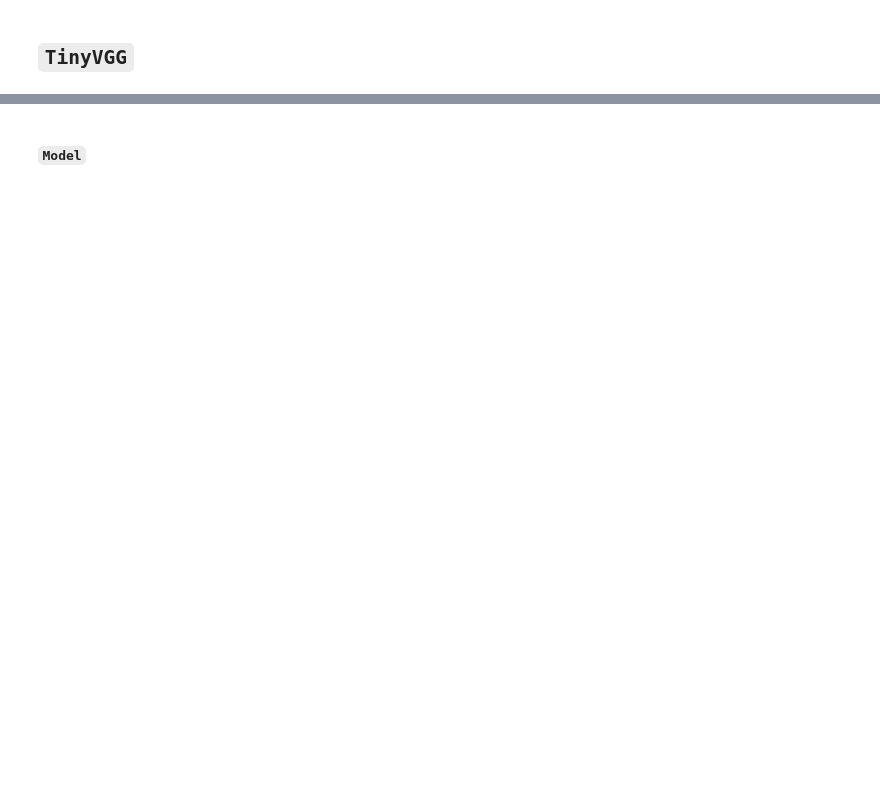
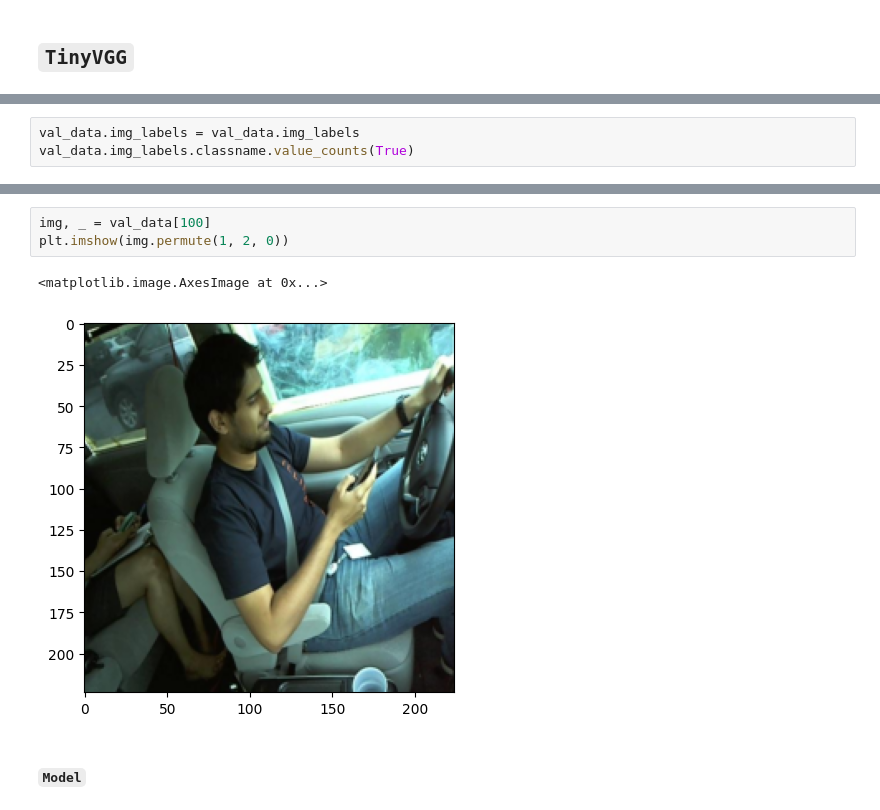
Before and after one commit to RasKrebs/aml_itu, a Jupyter notebook: notebooks/tiny_vgg_v1_w_augmentation.ipynb, the cells around one changed output, grey strips where cells are left out. Saved outputs shown, nothing was run; the diff lists cells and outputs as text; blank space fills up the shorter version.

```diff
--- a/notebooks/tiny_vgg_v1_w_augmentation.ipynb
+++ b/notebooks/tiny_vgg_v1_w_augmentation.ipynb
@@ -116,0 +155,3 @@ val_data = StateFarmDataset(config, split='test', target_transform=target_transf
+# %%
+val_data.img_labels = val_data.img_labels
+val_data.img_labels.classname.value_counts(True)
@@ -123,3 +176,9 @@ plt.imshow(img.permute(1, 2, 0))
+# %%
+img, _ = val_data[100]
+plt.imshow(img.permute(1, 2, 0))
+# %% [output]
+<matplotlib.image.AxesImage at 0x...>
+[figure, added]
 # %% [markdown]
 #### `Model`
 # %%
```
Also changed, not shown: parts of 20 cells of this notebook.
